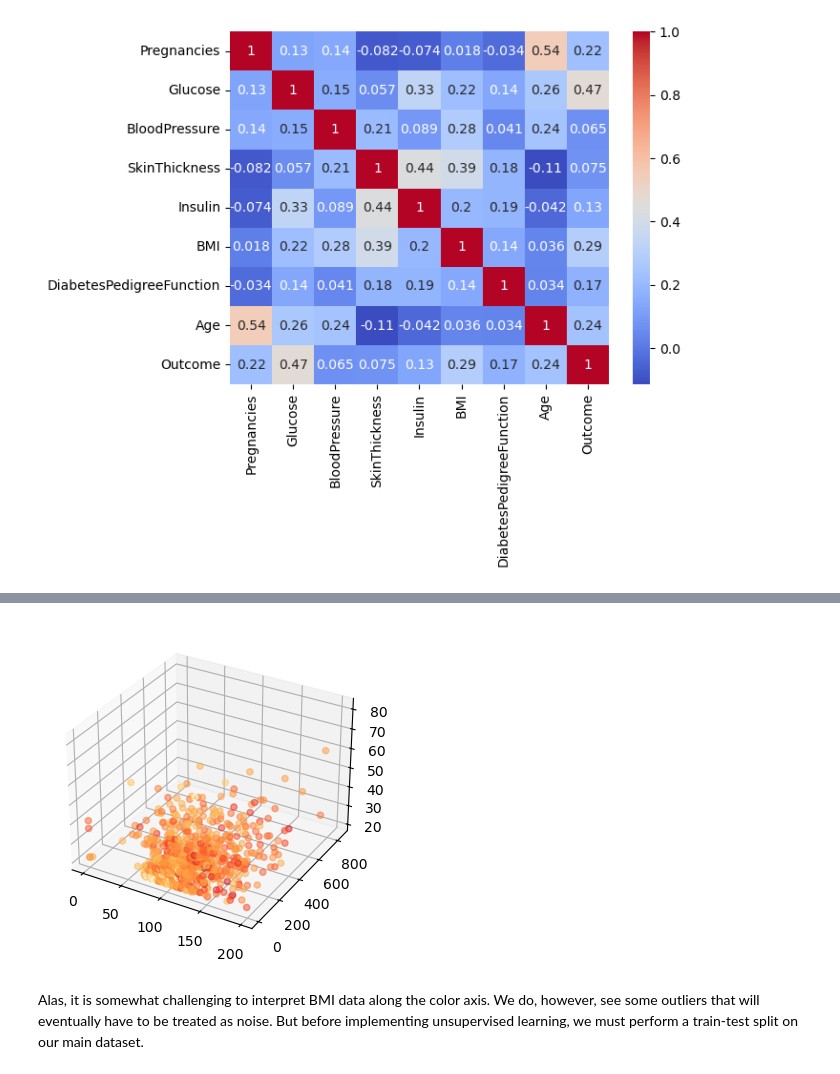
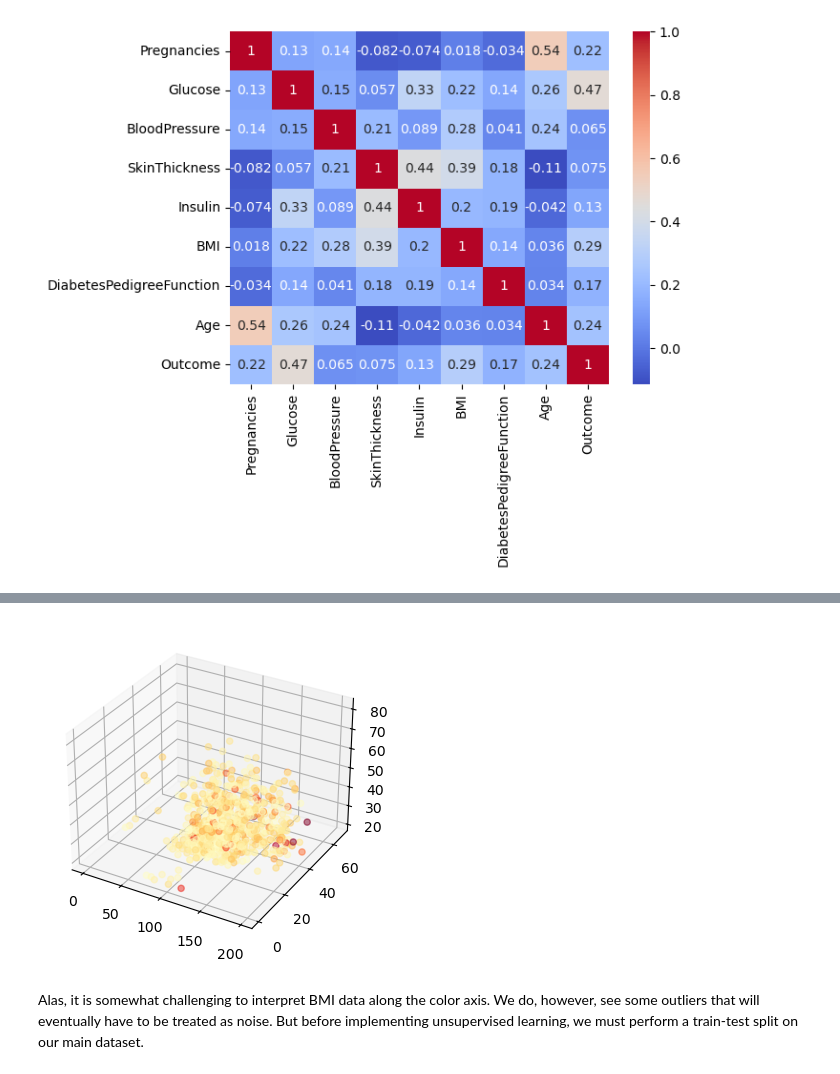
Before and after one commit to ASMach/CSCI-E184-PSET4, a Jupyter notebook: Diabetes Analysis.ipynb, the cells around one changed output, grey strips where cells are left out. Saved outputs shown, nothing was run; the diff lists cells and outputs as text; code cells hidden in the pictures.

```diff
--- a/Diabetes Analysis.ipynb
+++ b/Diabetes Analysis.ipynb
@@ -87,19 +169,19 @@ For this visualization a [4D visualization in 3D graph tutorial from Rishikesh K
 # %%
 plt.rcParams["figure.figsize"] = [7.00, 3.50]
 plt.rcParams["figure.autolayout"] = True
 
 fig = plt.figure()
 ax = fig.add_subplot(111, projection='3d')
 
 glucose = df["Glucose"]
-insulin = df["Insulin"]
+bmi = df["BMI"]
 age = df["Age"]
-bmi = df["BMI"]
+pedigree = df["DiabetesPedigreeFunction"]
 
-ax.scatter(glucose, insulin, age, c=bmi, cmap='YlOrRd', alpha=0.5)
+ax.scatter(glucose, bmi, age, c=pedigree, cmap='YlOrRd', alpha=0.5)
 plt.show()
 # %% [output]
-[figure, old version]
+[figure, new version]
 # %% [markdown]
 Alas, it is somewhat challenging to interpret BMI data along the color axis. We do, however, see some outliers that will eventually have to be treated as noise. But before implementing unsupervised learning, we must perform a train-test split on our main dataset.
 # %%
```
Also changed, not shown: parts of 21 cells of this notebook.
